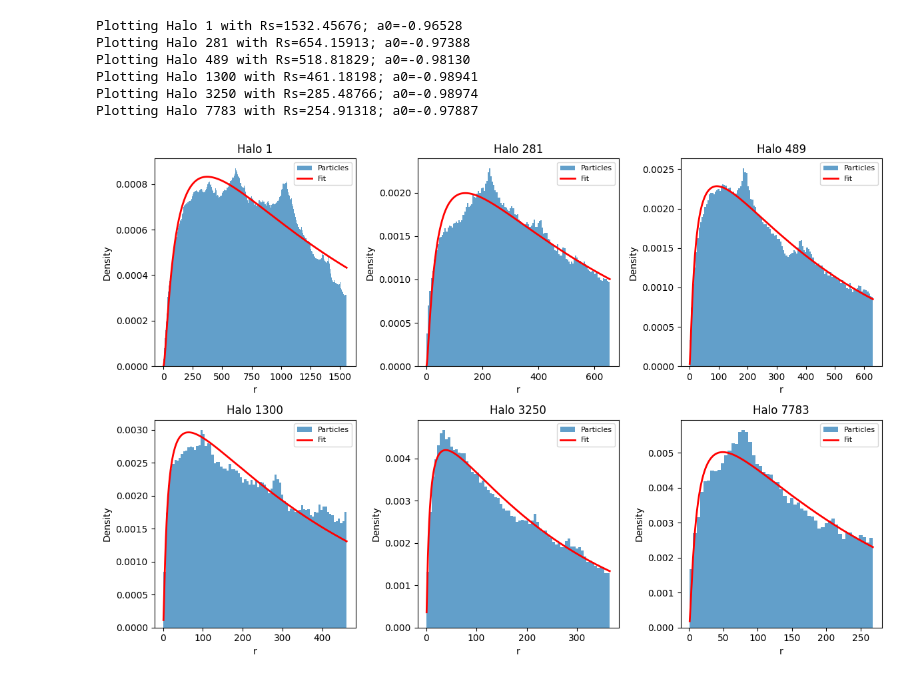
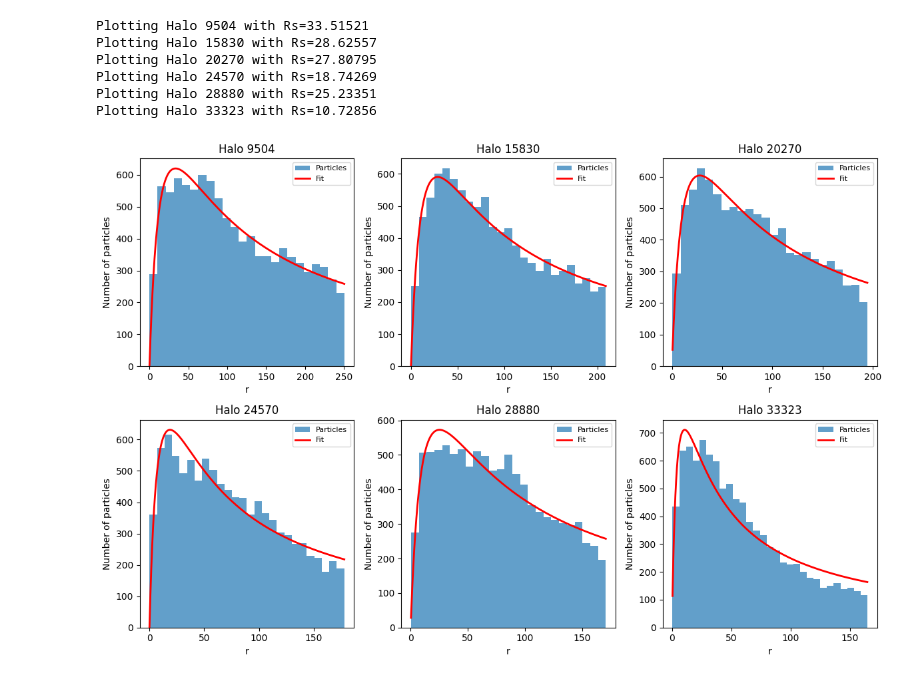
Before and after one commit to Richard-Sti/CDMProfile, a Jupyter notebook: notebooks/examples/fit_single.ipynb, the cells around one changed output. Cells and saved outputs as stored; diff of their text form; code cells hidden in the pictures.

```diff
--- a/notebooks/examples/fit_single.ipynb
+++ b/notebooks/examples/fit_single.ipynb
@@ -29,9 +59,10 @@ bin_positions shape: (225, 100) (per halo)
 Downsampled to 10000 particles per halo
 # %%
 # Compile a fitter for a density profile
-# expr = "1 / (x * (1 + x)**3)"
-expr = "(a0 + exp(x))**(-2)"
-# expr = "1/(x * Abs(a1))**(x**2)"
+# expr = "(a0 - exp(1/x))**2"
+# expr = "1 / x**2"
+expr = "1 / (x * (1 + x)**2)"
+# expr = "pow(x,a0)"
 
 fitter = cdmprof.compile_fitter(expr)
 print(f"Expression: {expr}")
@@ -57,14 +88,14 @@ for i in tqdm(range(halos.n_halos), desc="Fitting"):
         binned['bin_positions'][i],
         binned['rmin'][i],
         binned['rmax'][i],
-        max_restarts=200,
+        max_restarts=500,
         nconv_required=20,
         conv_rtol=1e-3,
-        Rs_upper_factor=1,
+        Rs_upper_factor=10,
         # conv_atol=0.5,
         # maxeval=2000,
-        a_lower=-500,
-        a_upper=500,
+        a_lower=-50,
+        a_upper=50,
         optimizer=optimizer,
         # seed=42 + i,
     )
@@ -149,54 +226,50 @@ axes = axes.flatten()
 valid_indices = [i for i, r in enumerate(results) if r['params'] is not None]
 
 for i, ax in enumerate(axes):
-    idx = valid_indices[i * (len(valid_indices) // 6)]  # Sample evenly from valid
+    idx = valid_indices[(i + 1) * (len(valid_indices) // 6)]  # Sample evenly from valid
     res = results[idx]
     halo_id = res['halo_id']
 
     # Raw particle radii from loader
     radii = halos[halo_id]
 
     # Fitted model parameters
     positions = binned['bin_positions'][idx]
     fit_params = res['params']  # [Rs, a0, a1, ...]
 
     # Print parameters
     param_str = f"Rs={fit_params[0]:.5f}"
     for j in range(fitter.nfree):
         param_str += f"; a{j}={fit_params[j+1]:.5f}"
     print(f"Plotting Halo {halo_id} with {param_str}")
 
     # Evaluate fitted profile using auto-generated numpy function
-    # r = np.linspace(radii.min(), radii.max(), 512)
     r = np.logspace(np.log10(radii.min()), np.log10(radii.max()), 512)
     rho_fit = rho_func(r, *fit_params)
 
-    # Plot histogram of raw radii
-    ax.hist(radii, bins="auto", density=True, alpha=0.7, label='Particles')
+    # Plot histogram of raw radii (counts, not density)
+    counts, bin_edges, _ = ax.hist(radii, bins="auto", alpha=0.7, label='Particles')
 
-    # Overlay fitted density (scaled)
+    # Overlay fitted density scaled to particle counts
+    # Scale: rho * r^2 gives radial distribution, then normalize to total particles
     rho_scaled = rho_fit * r**2
-    rho_scaled = rho_scaled / np.trapezoid(rho_scaled, r)
+    rho_scaled = rho_scaled / np.trapezoid(rho_scaled, r) * len(radii) * np.mean(np.diff(bin_edges))
     ax.plot(r, rho_scaled, 'r-', lw=2, label='Fit')
 
-    # ax.set_yscale('log')
     ax.set_xlabel('r')
-    ax.set_ylabel('Density')
+    ax.set_ylabel('Number of particles')
     ax.set_title(f"Halo {halo_id}")
     ax.legend(fontsize=8)
 
-    # if i == 1:
-    #     # break
-
 plt.tight_layout()
 plt.show()
 # %% [output]
-Plotting Halo 1 with Rs=1532.45676; a0=-0.96528
-Plotting Halo 281 with Rs=654.15913; a0=-0.97388
-Plotting Halo 489 with Rs=518.81829; a0=-0.98130
-Plotting Halo 1300 with Rs=461.18198; a0=-0.98941
-Plotting Halo 3250 with Rs=285.48766; a0=-0.98974
-Plotting Halo 7783 with Rs=254.91318; a0=-0.97887
+Plotting Halo 9504 with Rs=33.51521
+Plotting Halo 15830 with Rs=28.62557
+Plotting Halo 20270 with Rs=27.80795
+Plotting Halo 24570 with Rs=18.74269
+Plotting Halo 28880 with Rs=25.23351
+Plotting Halo 33323 with Rs=10.72856
-[figure, old version]
+[figure, new version]
 # %%
 plt.figure()
```
Also changed, not shown: parts of 9 cells of this notebook.
